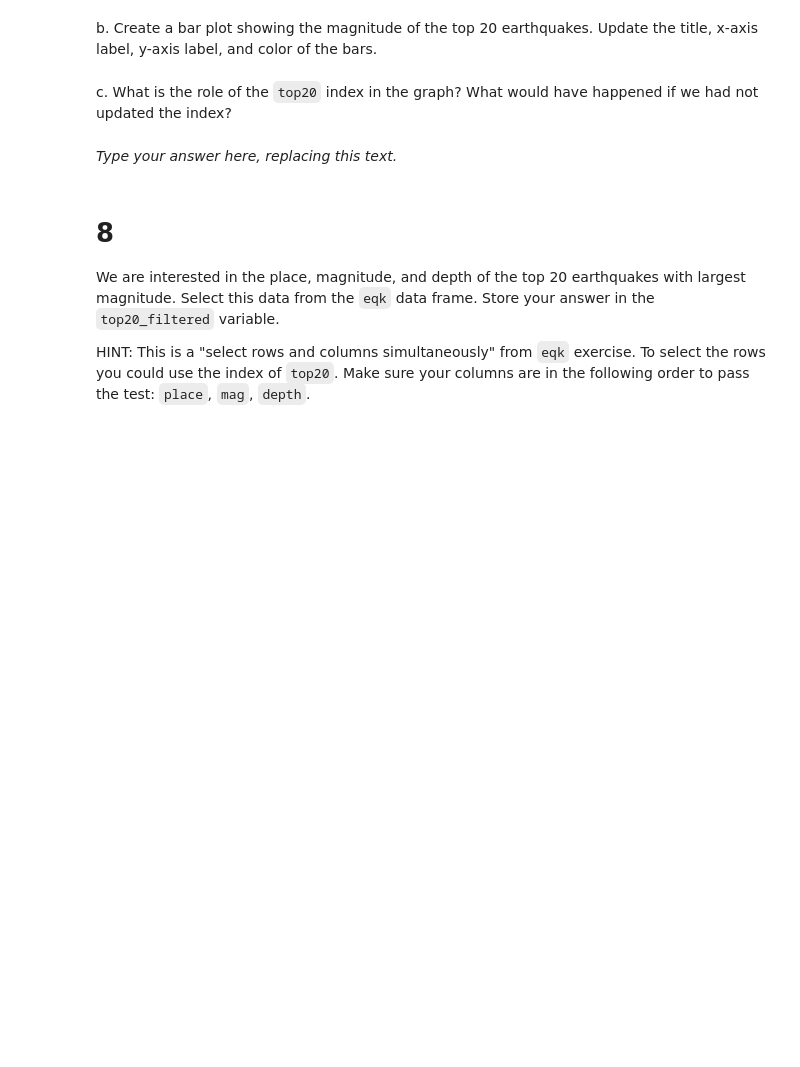
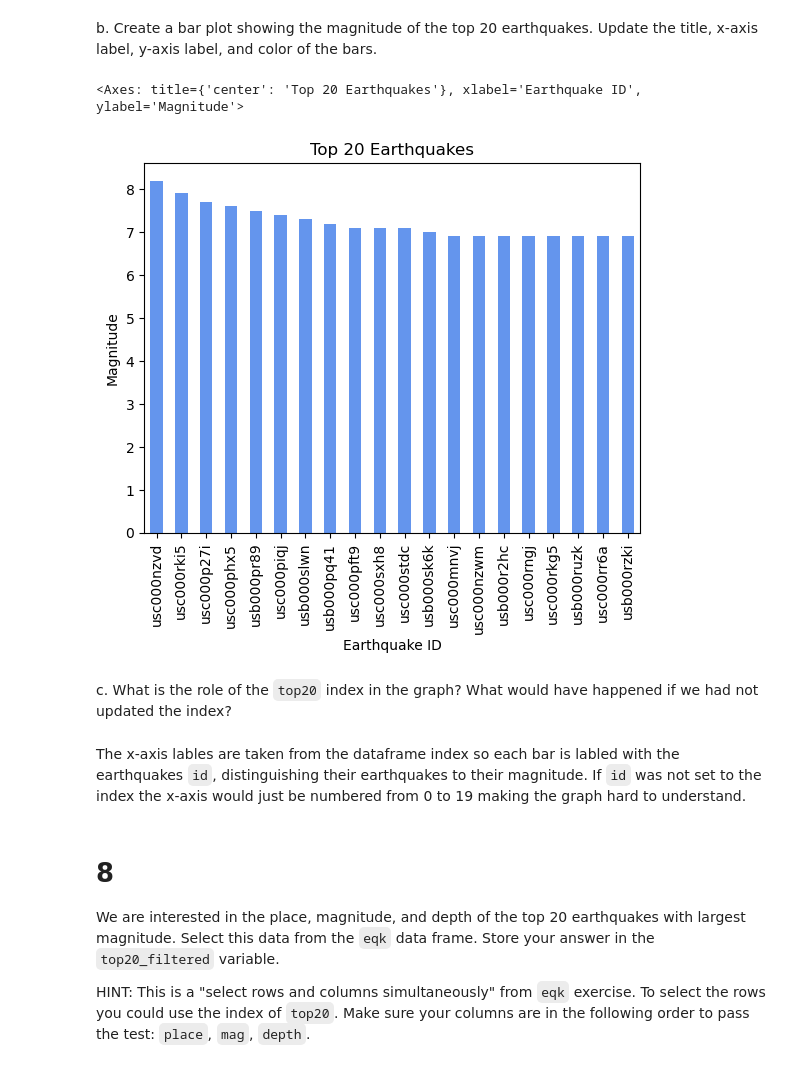
Before and after one commit to IIDonaji/eds220-hwk1, a Jupyter notebook: task3/hwk1-task3-earthquakes-Medrano.ipynb, the cells around one changed output. Saved outputs shown, nothing was run; the diff lists cells and outputs as text; code cells hidden in the pictures; blank space fills up the shorter version.

```diff
--- a/task3/hwk1-task3-earthquakes-Medrano.ipynb
+++ b/task3/hwk1-task3-earthquakes-Medrano.ipynb
@@ -151,3 +194,5 @@ top20 = ...
+# %%
+top20 = eqk.nlargest(20, 'mag')[['mag']]
 # %%
 # View the dataframe
 top20
@@ -157,14 +223,25 @@ grader.check("q7_a")
 <!-- BEGIN QUESTION -->
 
 b. Create a bar plot showing the magnitude of the top 20 earthquakes. Update the title, x-axis label, y-axis label, and color of the bars.
+# %%
+top20['mag'].plot(
+    kind= 'bar',
+    title= 'Top 20 Earthquakes',
+     xlabel= 'Earthquake ID',
+    ylabel= 'Magnitude',
+    color=  'cornflowerblue'
+)
+# %% [output]
+<Axes: title={'center': 'Top 20 Earthquakes'}, xlabel='Earthquake ID', ylabel='Magnitude'>
+[figure, added]
 # %% [markdown]
 <!-- END QUESTION -->
 
 <!-- BEGIN QUESTION -->
 
 c. What is the role of the `top20` index in the graph? What would have happened if we had not updated the index?
-# %% [markdown]
-_Type your answer here, replacing this text._
+# %% [markdown]
+The x-axis lables are taken from the dataframe index so each bar is labled with the earthquakes `id`, distinguishing their earthquakes to their magnitude. If `id` was not set to the index the x-axis would just be numbered from 0 to 19 making the graph hard to understand.
 # %% [markdown]
 <!-- END QUESTION -->
 
```
Also changed, not shown: parts of 21 cells of this notebook.
